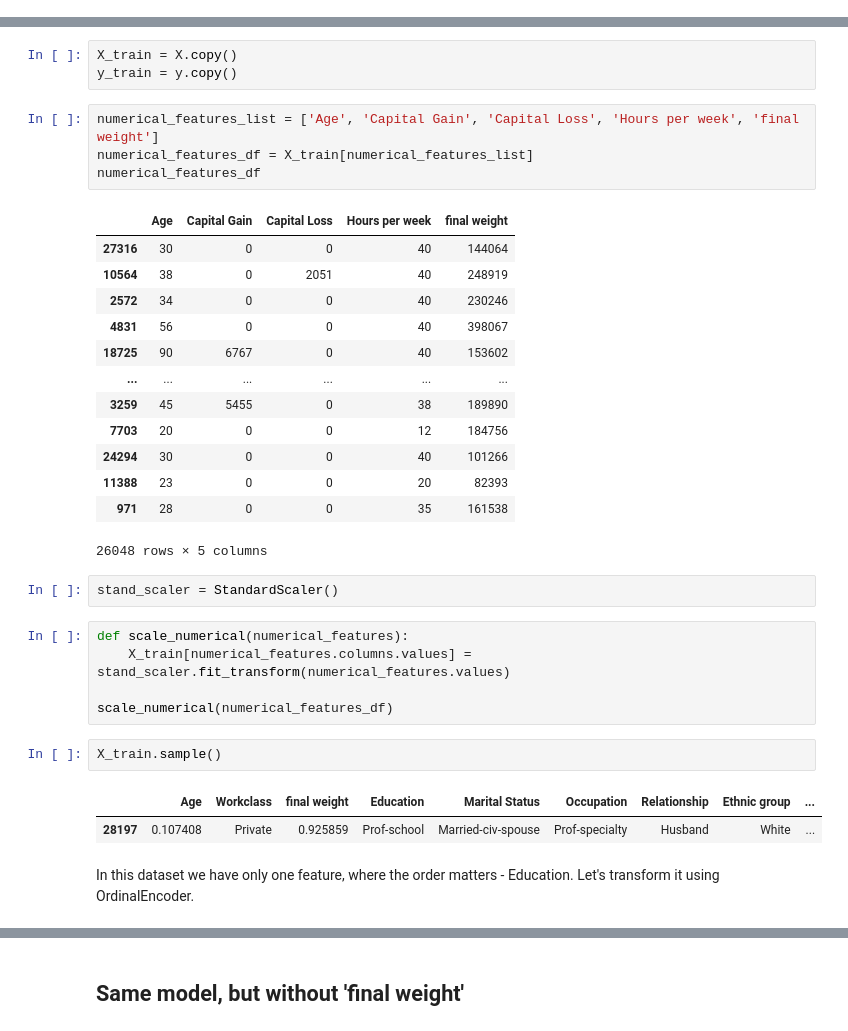
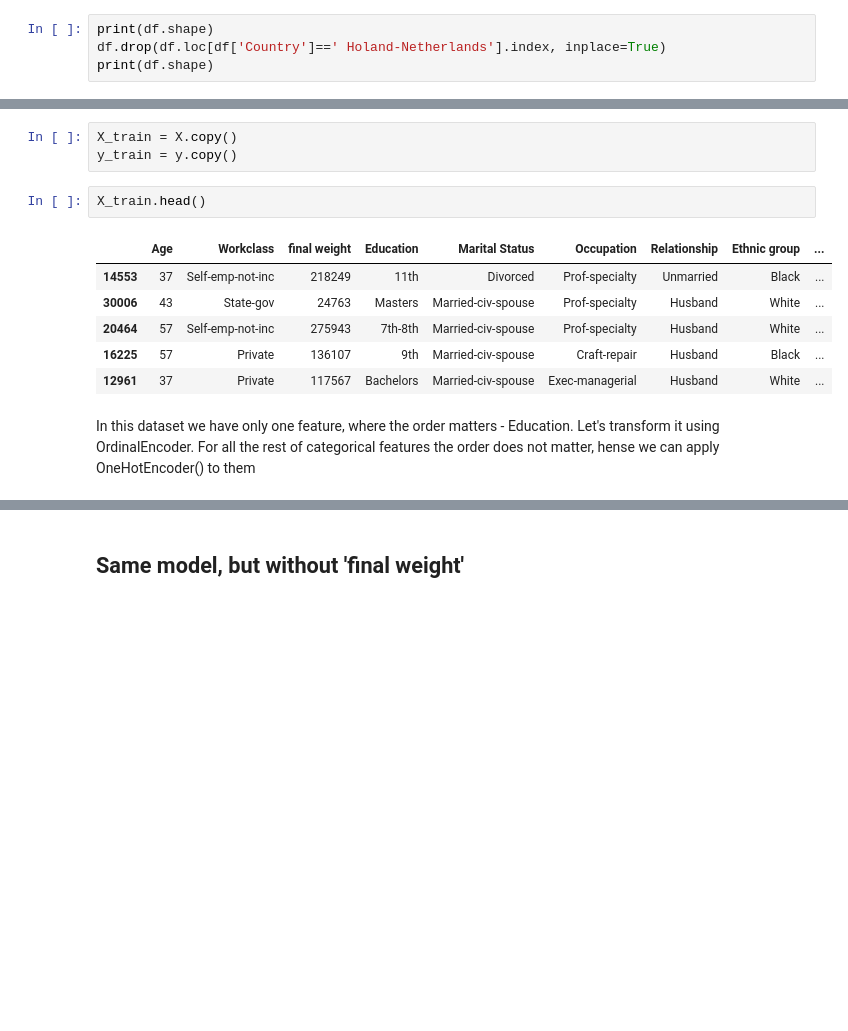
Before and after one commit to nadiia-duiunova/Adults_pet_project, a Jupyter notebook: Logistic regression.ipynb, the cells around one changed output, grey strips where cells are left out. Drawn from its saved outputs; the diff is of its cells as text; blank space fills up the shorter version.

```diff
--- a/Logistic regression.ipynb
+++ b/Logistic regression.ipynb
@@ -48,0 +71,4 @@ y_df = df['Income']
+# %%
+print(df.shape)
+df.drop(df.loc[df['Country']==' Holand-Netherlands'].index, inplace=True)
+print(df.shape)
@@ -56,34 +88,13 @@ First all variables have to be transformed to numerical format to feed them to L
 X_train = X.copy()
 y_train = y.copy()
 # %%
-numerical_features_list = ['Age', 'Capital Gain', 'Capital Loss', 'Hours per week', 'final weight']
-numerical_features_df = X_train[numerical_features_list]
-numerical_features_df
+X_train.head()
 # %% [output]
-|  | Age | Capital Gain | Capital Loss | Hours per week | final weight |
-| 27316 | 30 | 0 | 0 | 40 | 144064 |
-| 10564 | 38 | 0 | 2051 | 40 | 248919 |
-| 2572 | 34 | 0 | 0 | 40 | 230246 |
-| 4831 | 56 | 0 | 0 | 40 | 398067 |
-| 18725 | 90 | 6767 | 0 | 40 | 153602 |
-| ... | ... | ... | ... | ... | ... |
-| 3259 | 45 | 5455 | 0 | 38 | 189890 |
-| 7703 | 20 | 0 | 0 | 12 | 184756 |
-| 24294 | 30 | 0 | 0 | 40 | 101266 |
-| 11388 | 23 | 0 | 0 | 20 | 82393 |
-| 971 | 28 | 0 | 0 | 35 | 161538 |
+|  | Age | Workclass | final weight | Education | Marital Status | Occupation | Relationship | Ethnic group | ... |
+| 14553 | 37 | Self-emp-not-inc | 218249 | 11th | Divorced | Prof-specialty | Unmarried | Black | ... |
+| 30006 | 43 | State-gov | 24763 | Masters | Married-civ-spouse | Prof-specialty | Husband | White | ... |
+| 20464 | 57 | Self-emp-not-inc | 275943 | 7th-8th | Married-civ-spouse | Prof-specialty | Husband | White | ... |
+| 16225 | 57 | Private | 136107 | 9th | Married-civ-spouse | Craft-repair | Husband | Black | ... |
+| 12961 | 37 | Private | 117567 | Bachelors | Married-civ-spouse | Exec-managerial | Husband | White | ... |
-26048 rows × 5 columns
-# %%
-stand_scaler = StandardScaler()
-# %%
-def scale_numerical(numerical_features):
-    X_train[numerical_features.columns.values] = stand_scaler.fit_transform(numerical_features.values)
-
-scale_numerical(numerical_features_df)
-# %%
-X_train.sample()
-# %% [output]
-|  | Age | Workclass | final weight | Education | Marital Status | Occupation | Relationship | Ethnic group | ... |
-| 28197 | 0.107408 | Private | 0.925859 | Prof-school | Married-civ-spouse | Prof-specialty | Husband | White | ... |
 # %% [markdown]
-In this dataset we have only one feature, where the order matters - Education. Let's transform it using OrdinalEncoder.
+In this dataset we have only one feature, where the order matters - Education. Let's transform it using OrdinalEncoder. For all the rest of categorical features the order does not matter, hense we can apply OneHotEncoder() to them
```
Also changed, not shown: parts of 54 cells of this notebook.
